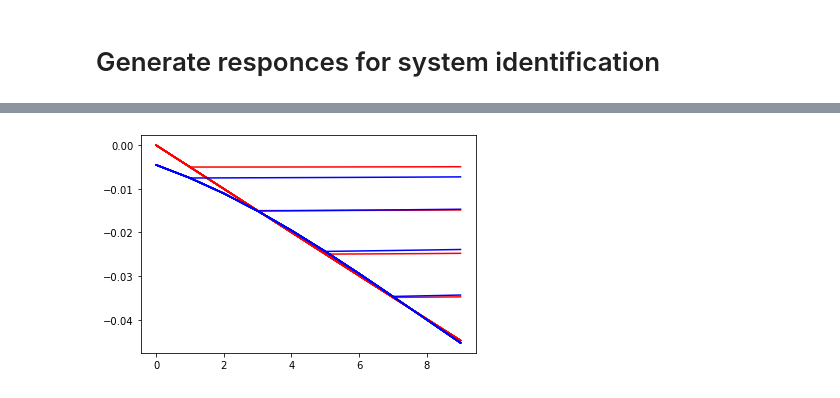
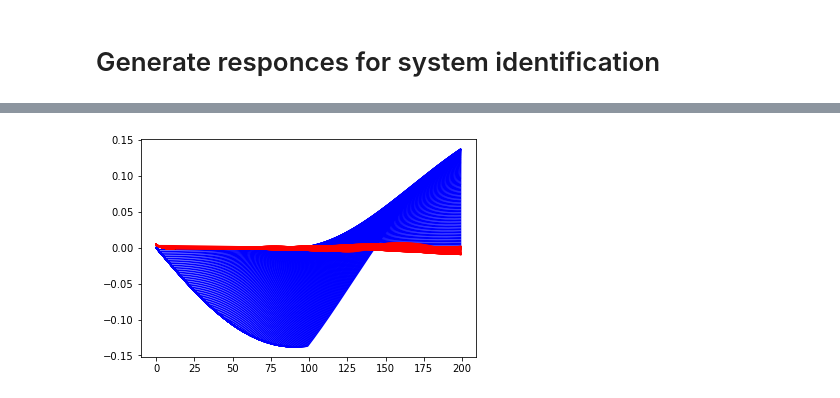
Before and after one commit to dibondar/QSystemIdentification, a Jupyter notebook: sys_id_single_electron_hhg.ipynb, the cells around one changed output, grey strips where cells are left out. Drawn from its saved outputs; the diff is of its cells as text; code cells hidden in the pictures.

```diff
--- a/sys_id_single_electron_hhg.ipynb
+++ b/sys_id_single_electron_hhg.ipynb
@@ -385,5 +390,6 @@ reconstructed = bi_sys_id_my_version(
     alpha = int(orig_responces.shape[1] / 2),
     dt = dt,
     v = [F],
+    rank = 9
 )
 # %% [output]
@@ -408,7 +414,7 @@ plt.show()
-# %%
-plt.plot(orig_responces[::2].T[:10], 'r')
-plt.plot(reconstructed_responses[::2].T[:10], 'b')
-plt.show()
-# %% [output]
-[figure, removed]
+# %%
+plt.plot(orig_responces.T[:200], 'b')
+plt.plot(orig_responces.T[:200] - reconstructed_responses.T[:200], 'r')
+plt.show()
+# %% [output]
+[figure, added]
 # %%
```
Also changed, not shown: parts of 19 cells of this notebook, 2 other files.
